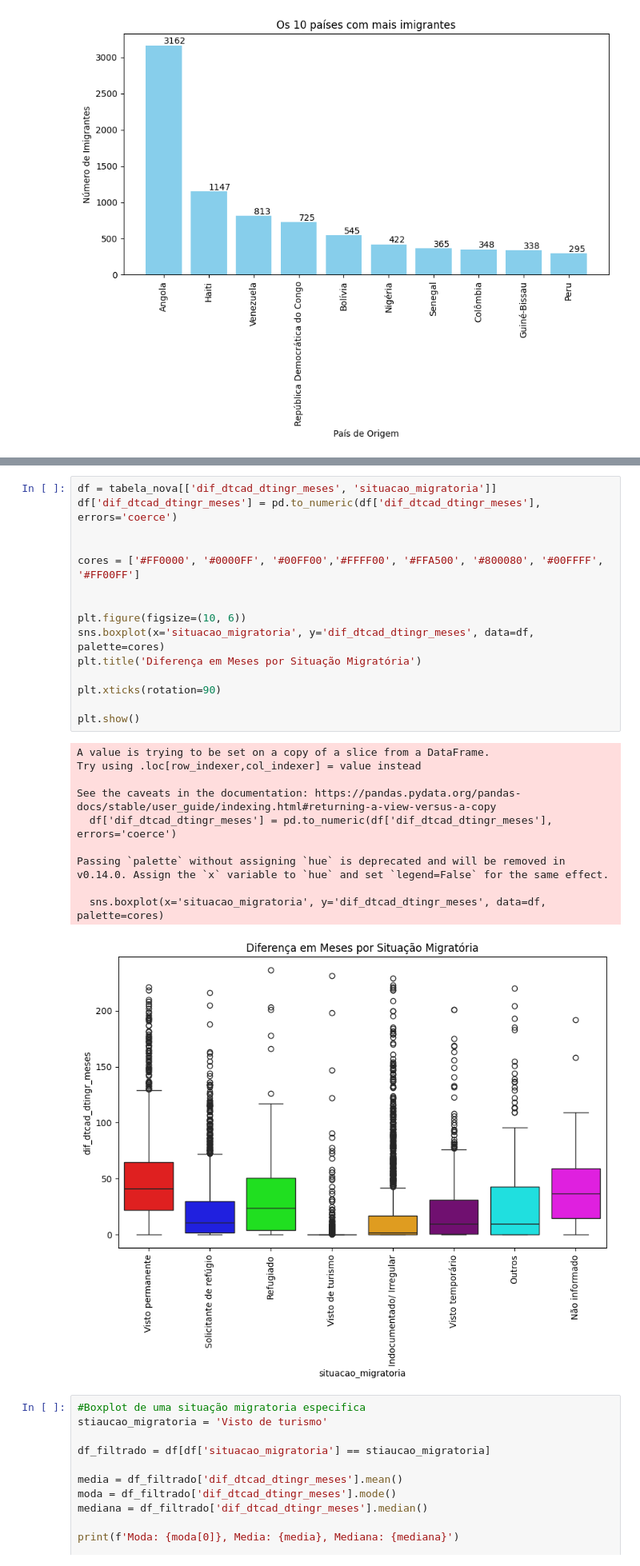
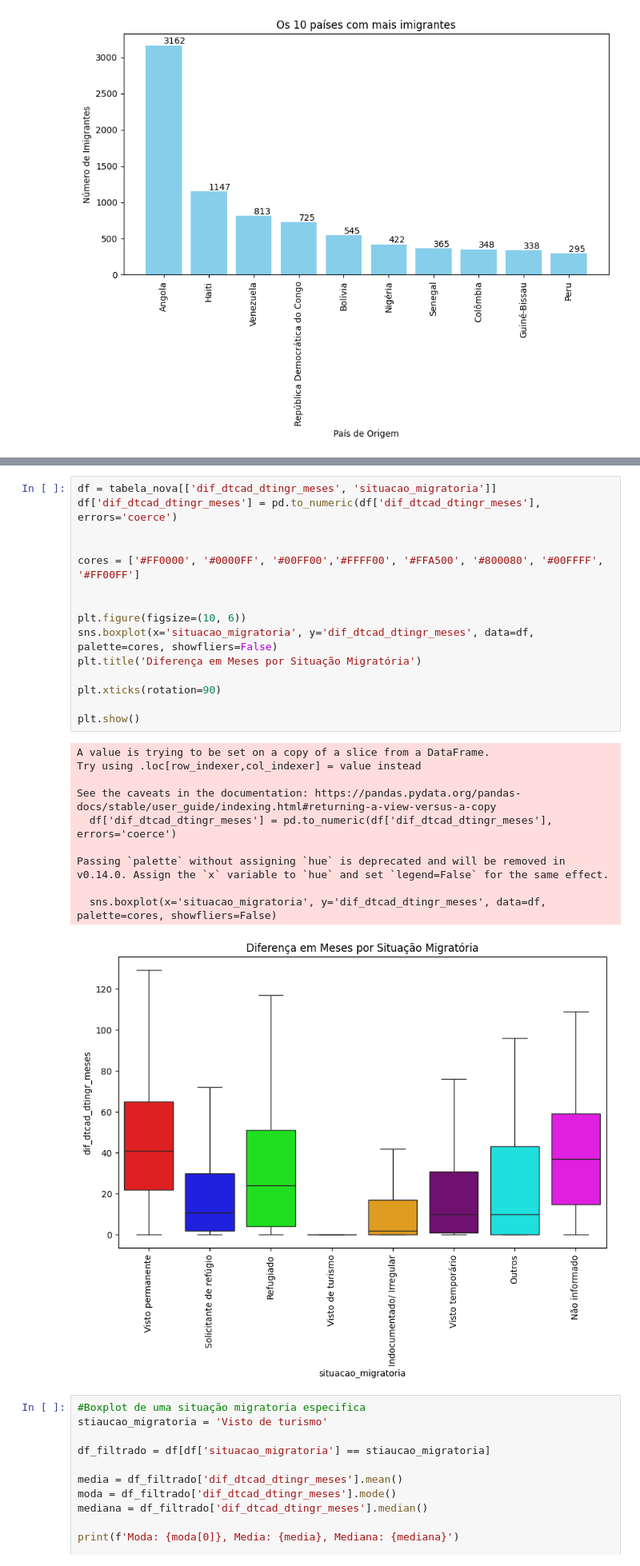
Before and after one commit to gabriel-lacerdaa/AnaliseDeDados, a Jupyter notebook: analise.ipynb, the cells around one changed output, grey strips where cells are left out. Shown at 80% size. Saved outputs shown, nothing was run; the diff lists cells and outputs as text.

```diff
--- a/analise.ipynb
+++ b/analise.ipynb
@@ -471,29 +90,29 @@ A probabilidade de um imigrante ser Preto é de 68.10%
 # %%
 df = tabela_nova[['dif_dtcad_dtingr_meses', 'situacao_migratoria']]
 df['dif_dtcad_dtingr_meses'] = pd.to_numeric(df['dif_dtcad_dtingr_meses'], errors='coerce')
 
 
 cores = ['#FF0000', '#0000FF', '#00FF00','#FFFF00', '#FFA500', '#800080', '#00FFFF', '#FF00FF']
 
 
 plt.figure(figsize=(10, 6))
-sns.boxplot(x='situacao_migratoria', y='dif_dtcad_dtingr_meses', data=df, palette=cores)
+sns.boxplot(x='situacao_migratoria', y='dif_dtcad_dtingr_meses', data=df, palette=cores, showfliers=False)
 plt.title('Diferença em Meses por Situação Migratória')
 
 plt.xticks(rotation=90)
 
 plt.show()
 # %% [output]
 A value is trying to be set on a copy of a slice from a DataFrame.
 Try using .loc[row_indexer,col_indexer] = value instead
 
 See the caveats in the documentation: https://pandas.pydata.org/pandas-docs/stable/user_guide/indexing.html#returning-a-view-versus-a-copy
   df['dif_dtcad_dtingr_meses'] = pd.to_numeric(df['dif_dtcad_dtingr_meses'], errors='coerce')
 
 Passing `palette` without assigning `hue` is deprecated and will be removed in v0.14.0. Assign the `x` variable to `hue` and set `legend=False` for the same effect.
 
-  sns.boxplot(x='situacao_migratoria', y='dif_dtcad_dtingr_meses', data=df, palette=cores)
+  sns.boxplot(x='situacao_migratoria', y='dif_dtcad_dtingr_meses', data=df, palette=cores, showfliers=False)
-[figure, old version]
+[figure, new version]
 # %%
 #Boxplot de uma situação migratoria especifica
 stiaucao_migratoria = 'Visto de turismo'
```
Also changed, not shown: parts of 30 cells of this notebook.
